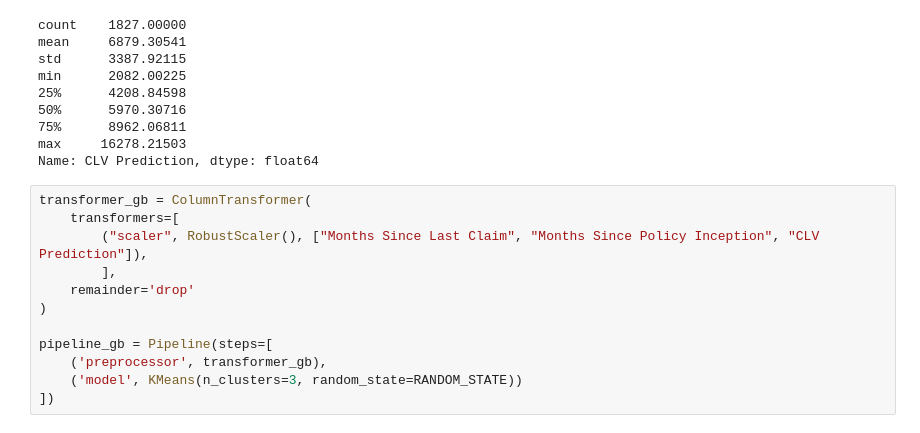
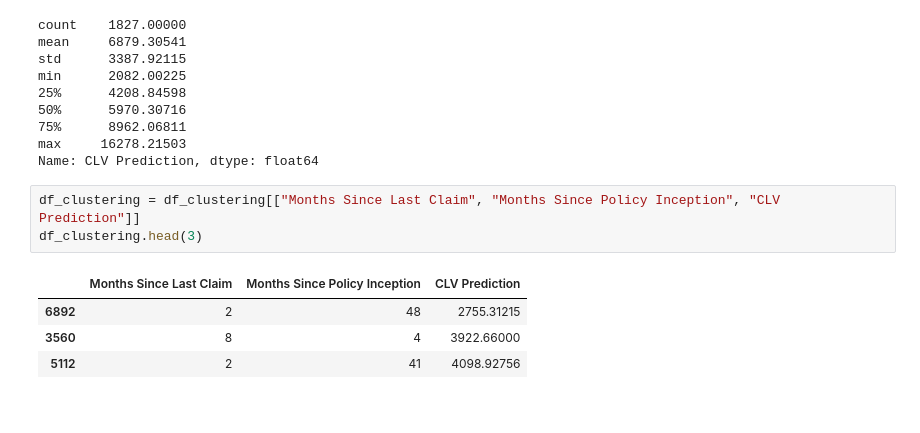
Before and after one commit to PurwadhikaDev/FirestormGroup_DTI_01_FinalProject, a Jupyter notebook: Auto Insurance Final Project Purwadhika.ipynb, the cells around one changed output. Drawn from its saved outputs; the diff is of its cells as text.

```diff
--- a/Auto Insurance Final Project Purwadhika.ipynb
+++ b/Auto Insurance Final Project Purwadhika.ipynb
@@ -2513,14 +2487,10 @@ min      2082.00225
 max     16278.21503
 Name: CLV Prediction, dtype: float64
 # %%
-transformer_gb = ColumnTransformer(
-    transformers=[
-        ("scaler", RobustScaler(), ["Months Since Last Claim", "Months Since Policy Inception", "CLV Prediction"]),
-        ],
-    remainder='drop'
-)
-
-pipeline_gb = Pipeline(steps=[
-    ('preprocessor', transformer_gb),
-    ('model', KMeans(n_clusters=3, random_state=RANDOM_STATE))
-])
+df_clustering = df_clustering[["Months Since Last Claim", "Months Since Policy Inception", "CLV Prediction"]]
+df_clustering.head(3)
+# %% [output]
+|  | Months Since Last Claim | Months Since Policy Inception | CLV Prediction |
+| 6892 | 2 | 48 | 2755.31215 |
+| 3560 | 8 | 4 | 3922.66000 |
+| 5112 | 2 | 41 | 4098.92756 |
```
Also changed, not shown: parts of 24 cells of this notebook.
